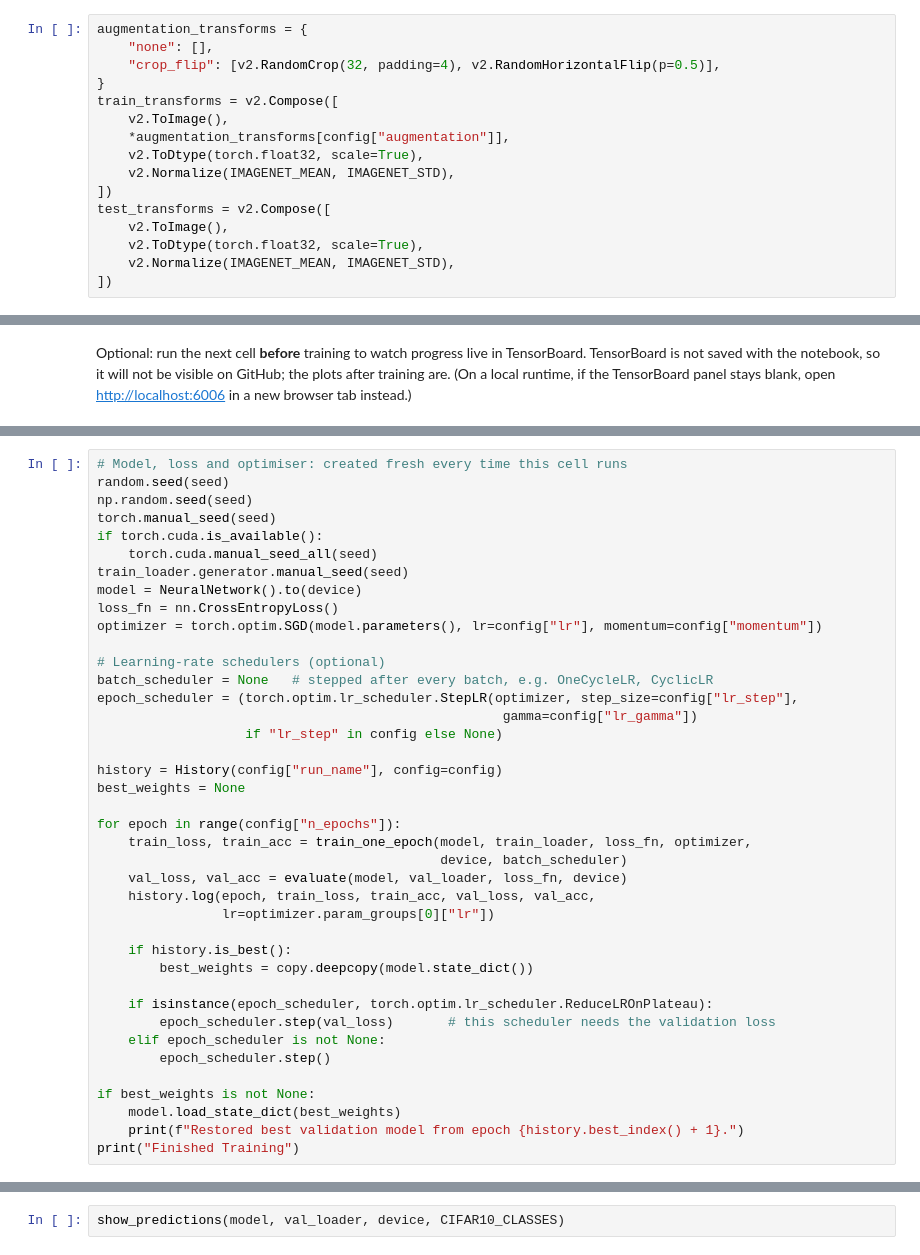
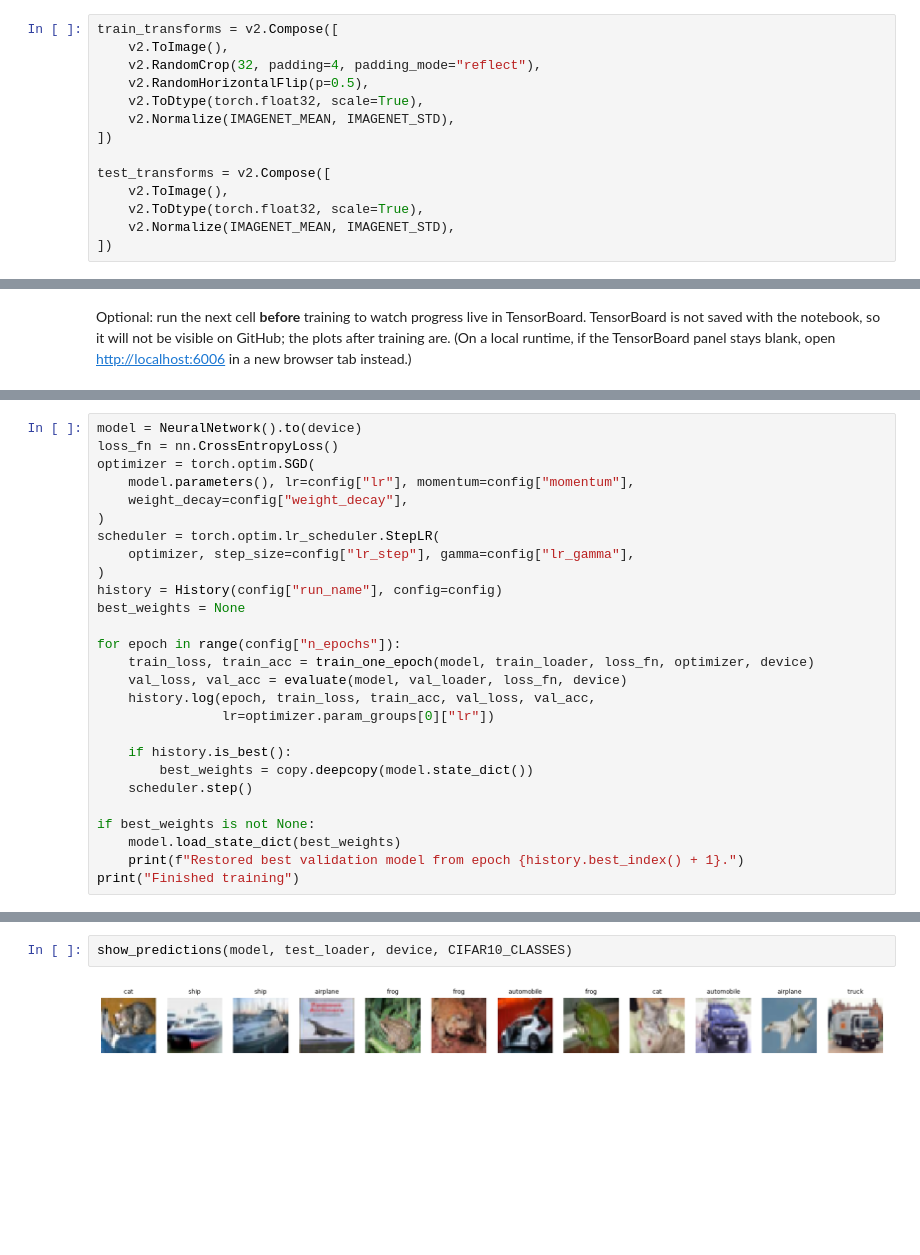
Before and after one commit to ciaranm949/CE5021-Deep-Learning-for-Computer-Vision, a Jupyter notebook: Assignment1/Assignment1.ipynb, the cells around one changed output, grey strips where cells are left out. Drawn from its saved outputs; the diff is of its cells as text; blank space fills up the shorter version.

```diff
--- a/Assignment1/Assignment1.ipynb
+++ b/Assignment1/Assignment1.ipynb
@@ -108,14 +89,12 @@ config = dict(
 # %%
-augmentation_transforms = {
-    "none": [],
-    "crop_flip": [v2.RandomCrop(32, padding=4), v2.RandomHorizontalFlip(p=0.5)],
-}
 train_transforms = v2.Compose([
     v2.ToImage(),
-    *augmentation_transforms[config["augmentation"]],
+    v2.RandomCrop(32, padding=4, padding_mode="reflect"),
+    v2.RandomHorizontalFlip(p=0.5),
     v2.ToDtype(torch.float32, scale=True),
     v2.Normalize(IMAGENET_MEAN, IMAGENET_STD),
 ])
+
 test_transforms = v2.Compose([
     v2.ToImage(),
     v2.ToDtype(torch.float32, scale=True),
@@ -258,40 +257,27 @@ print(config)
 # %%
-# Model, loss and optimiser: created fresh every time this cell runs
-random.seed(seed)
-np.random.seed(seed)
-torch.manual_seed(seed)
-if torch.cuda.is_available():
-    torch.cuda.manual_seed_all(seed)
-train_loader.generator.manual_seed(seed)
 model = NeuralNetwork().to(device)
 loss_fn = nn.CrossEntropyLoss()
-optimizer = torch.optim.SGD(model.parameters(), lr=config["lr"], momentum=config["momentum"])
-
-# Learning-rate schedulers (optional)
-batch_scheduler = None   # stepped after every batch, e.g. OneCycleLR, CyclicLR
-epoch_scheduler = (torch.optim.lr_scheduler.StepLR(optimizer, step_size=config["lr_step"],
-                                                    gamma=config["lr_gamma"])
-                   if "lr_step" in config else None)
-
+optimizer = torch.optim.SGD(
+    model.parameters(), lr=config["lr"], momentum=config["momentum"],
+    weight_decay=config["weight_decay"],
+)
+scheduler = torch.optim.lr_scheduler.StepLR(
+    optimizer, step_size=config["lr_step"], gamma=config["lr_gamma"],
+)
 history = History(config["run_name"], config=config)
 best_weights = None
 
 for epoch in range(config["n_epochs"]):
-    train_loss, train_acc = train_one_epoch(model, train_loader, loss_fn, optimizer,
-                                            device, batch_scheduler)
+    train_loss, train_acc = train_one_epoch(model, train_loader, loss_fn, optimizer, device)
     val_loss, val_acc = evaluate(model, val_loader, loss_fn, device)
     history.log(epoch, train_loss, train_acc, val_loss, val_acc,
                 lr=optimizer.param_groups[0]["lr"])
 
     if history.is_best():
         best_weights = copy.deepcopy(model.state_dict())
-
-    if isinstance(epoch_scheduler, torch.optim.lr_scheduler.ReduceLROnPlateau):
-        epoch_scheduler.step(val_loss)       # this scheduler needs the validation loss
-    elif epoch_scheduler is not None:
-        epoch_scheduler.step()
+    scheduler.step()
 
 if best_weights is not None:
     model.load_state_dict(best_weights)
     print(f"Restored best validation model from epoch {history.best_index() + 1}.")
-print("Finished Training")
+print("Finished training")
@@ -313,2 +362,4 @@ plot_confusion_matrix(y_true, y_pred, CIFAR10_CLASSES)
 # %%
-show_predictions(model, val_loader, device, CIFAR10_CLASSES)
+show_predictions(model, test_loader, device, CIFAR10_CLASSES)
+# %% [output]
+[figure, added]
```
Also changed, not shown: parts of 33 cells of this notebook, 1 other file.
